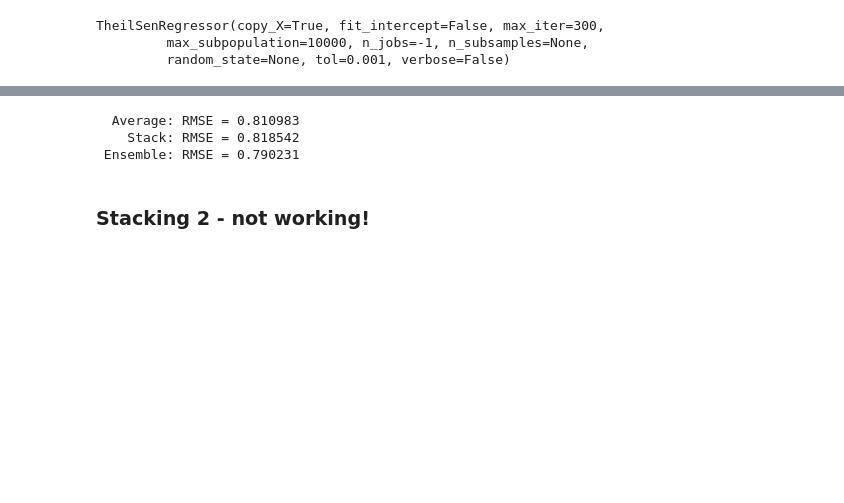
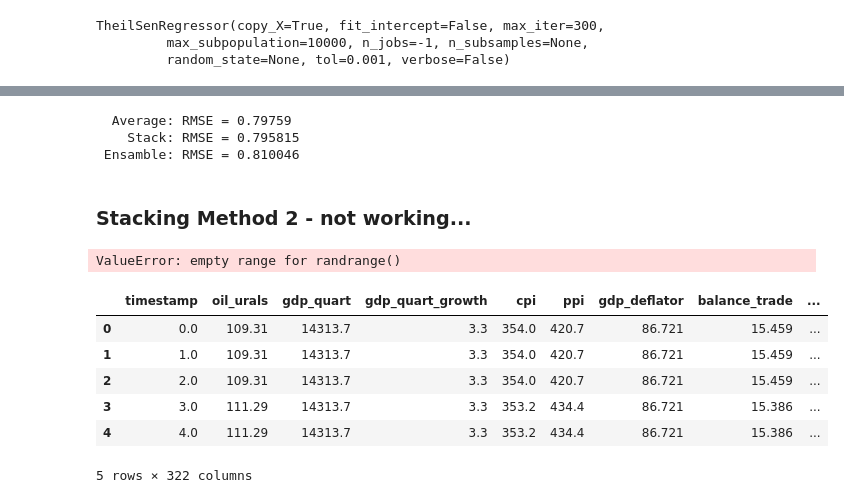
Before and after one commit to Chelimin/sberbank, a Jupyter notebook: MLND_Capstone_ Sberbank_stacking.ipynb, the cells around one changed output, grey strips where cells are left out. Saved outputs shown, nothing was run; the diff lists cells and outputs as text; code cells hidden in the pictures; blank space fills up the shorter version.

```diff
--- a/MLND_Capstone_ Sberbank_stacking.ipynb
+++ b/MLND_Capstone_ Sberbank_stacking.ipynb
@@ -613,32 +640,16 @@ rms_log = metrics.mean_squared_error(np.log(preds_avr['True Values']), np.log(pr
 print('  Average: RMSE = {:g}'.format(np.sqrt(rms_log)))
 rms_log = metrics.mean_squared_error(np.log(preds_avr['True Values']), np.log(preds_avr['Stack']))
 print('    Stack: RMSE = {:g}'.format(np.sqrt(rms_log)))
-rms_log = metrics.mean_squared_error(np.log(preds_avr['True Values']), np.log(preds_avr['Ensemble']))
-print(' Ensemble: RMSE = {:g}'.format(np.sqrt(rms_log)))
+rms_log = metrics.mean_squared_error(np.log(preds_avr['True Values']), np.log(preds_avr['Ensamble']))
+print(' Ensamble: RMSE = {:g}'.format(np.sqrt(rms_log)))
 # %% [output]
-  Average: RMSE = 0.810983
-    Stack: RMSE = 0.818542
- Ensemble: RMSE = 0.790231
+  Average: RMSE = 0.79759
+    Stack: RMSE = 0.795815
+ Ensamble: RMSE = 0.810046
 # %% [markdown]
-### Stacking 2  - not working!
+### Stacking Method 2 - not working...
 # %%
 from random import randrange
-
-# Convert string column to float
-def str_column_to_float(dataset, column):
-	for row in dataset:
-		row[column] = float(row[column].strip())
-
-# Convert string column to integer
-def str_column_to_int(dataset, column):
-	class_values = [row[column] for row in dataset]
-	unique = set(class_values)
-	lookup = dict()
-	for i, value in enumerate(unique):
-		lookup[value] = i
-	for row in dataset:
-		row[column] = lookup[row[column]]
-	return lookup
 
 # Split a dataset into k folds
 def cross_validation_split(dataset, n_folds):
@@ -648,7 +659,7 @@ def cross_validation_split(dataset, n_folds):
 	for i in range(n_folds):
 		fold = list()
 		while len(fold) < fold_size:
-			index = randrange(len(dataset_copy))
+			index = randrange(len(dataset_copy)) #>>>problem here, but isn't train_data passed in here as dataset???
 			fold.append(dataset_copy.pop(index))
 		dataset_split.append(fold)
 	return dataset_split
@@ -730,13 +741,6 @@ def stacking(train, test):
 		predictions.append(prediction)
 	return predictions
 
-# convert string attributes to integers
-# for i in range(len(dataset[0])-1):
-# 	str_column_to_float(dataset, i)
-
-# convert class column to integers
-# str_column_to_int(dataset, len(dataset[0])-1)
-
 # load and prepare data
 dataset = train_data
 n_folds = 3
@@ -744,3 +748,15 @@ scores = evaluate_algorithm(dataset, stacking, n_folds)
 
 print('Scores: %s' % scores)
 print('Mean Accuracy: %.3f%%' % (sum(scores)/float(len(scores))))
+# %% [output]
+ValueError: empty range for randrange()
+# %%
+train_data.head()
+# %% [output]
+|  | timestamp | oil_urals | gdp_quart | gdp_quart_growth | cpi | ppi | gdp_deflator | balance_trade | ... |
+| 0 | 0.0 | 109.31 | 14313.7 | 3.3 | 354.0 | 420.7 | 86.721 | 15.459 | ... |
+| 1 | 1.0 | 109.31 | 14313.7 | 3.3 | 354.0 | 420.7 | 86.721 | 15.459 | ... |
+| 2 | 2.0 | 109.31 | 14313.7 | 3.3 | 354.0 | 420.7 | 86.721 | 15.459 | ... |
+| 3 | 3.0 | 111.29 | 14313.7 | 3.3 | 353.2 | 434.4 | 86.721 | 15.386 | ... |
+| 4 | 4.0 | 111.29 | 14313.7 | 3.3 | 353.2 | 434.4 | 86.721 | 15.386 | ... |
+5 rows × 322 columns
```
Also changed, not shown: parts of 31 cells of this notebook, 3 other files.
